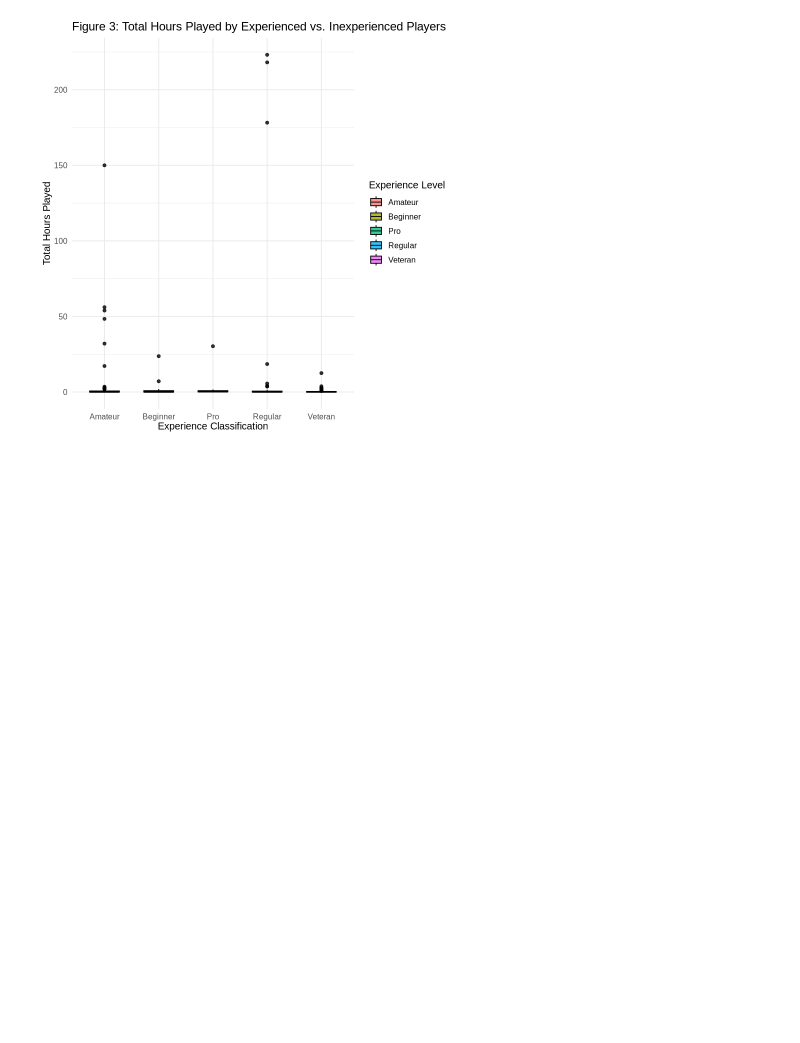
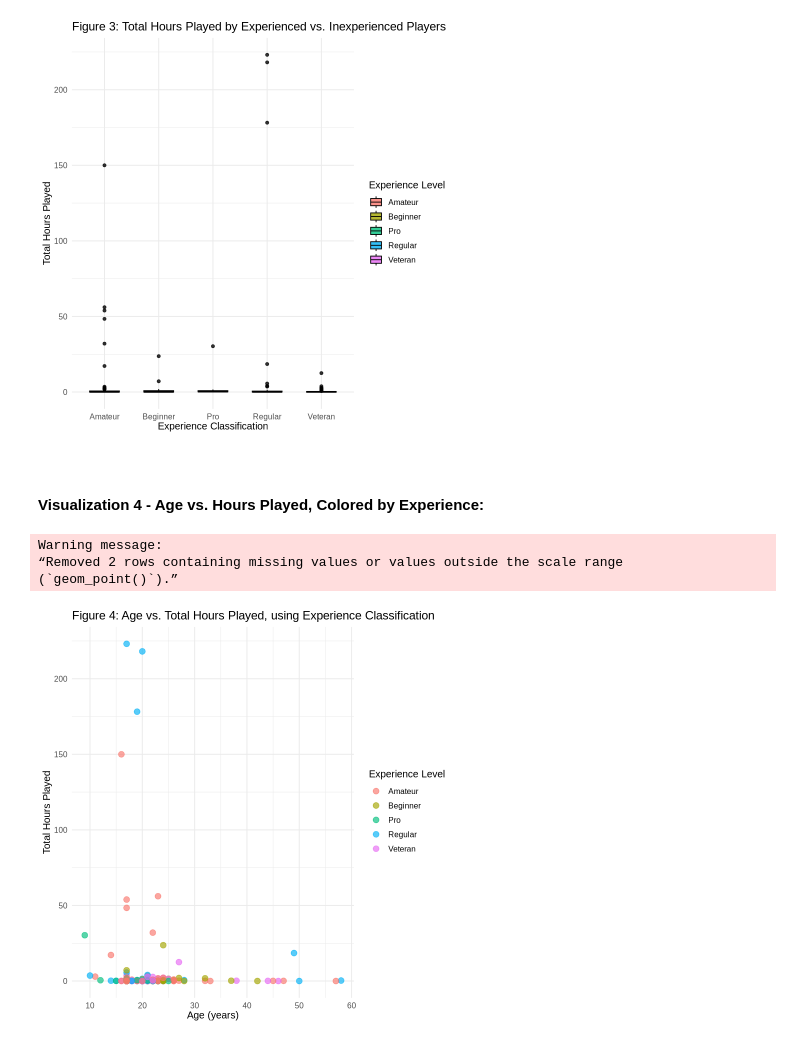
Before and after one commit to gaida123/dsci-100-008-group-6, a Jupyter notebook: DSCI 100 Group Project Methods & Results.ipynb, the cells around one changed output. Saved outputs shown, nothing was run; the diff lists cells and outputs as text; code cells hidden in the pictures; blank space fills up the shorter version.

Commit message:
Visualization 4 - Age vs. Hours Played, Colored by Experience
Created 4th visualization

```diff
--- a/DSCI 100 Group Project Methods & Results.ipynb
+++ b/DSCI 100 Group Project Methods & Results.ipynb
@@ -158,3 +158,22 @@ theme_minimal(base_size = 12)
 played_experience
 # %% [output]
 [figure]
+# %% [markdown]
+<br>
+# %% [markdown]
+**Visualization 4 - Age vs. Hours Played, Colored by Experience:**
+# %%
+age_played <- ggplot(data, aes(x = age, y = played_hours, color = experience)) +
+  geom_point(alpha = 0.65, size = 3) +
+  labs(title = "Figure 4: Age vs. Total Hours Played, using Experience Classification",
+    x = "Age (years)",
+    y = "Total Hours Played",
+    color = "Experience Level") +
+theme_minimal(base_size = 12)
+
+age_played
+# %% [output]
+Warning message:
+“Removed 2 rows containing missing values or values outside the scale range
+(`geom_point()`).”
+[figure, added]
```
